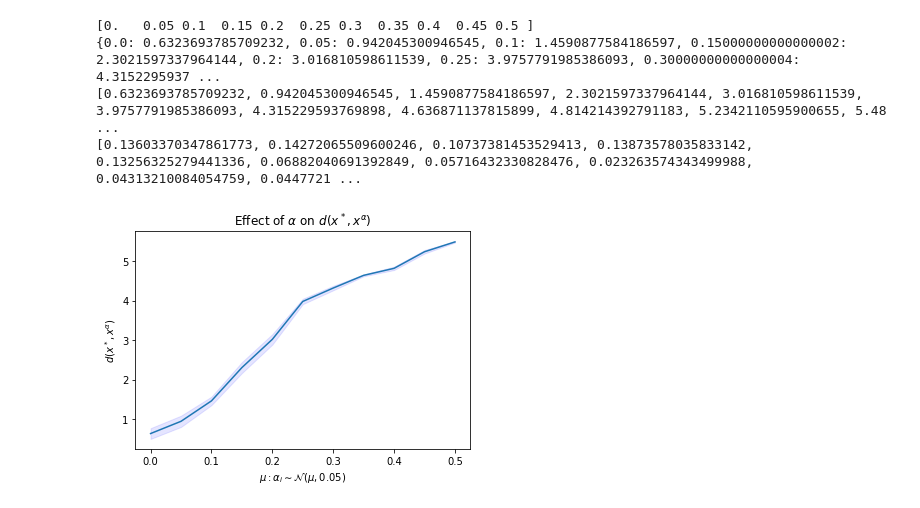
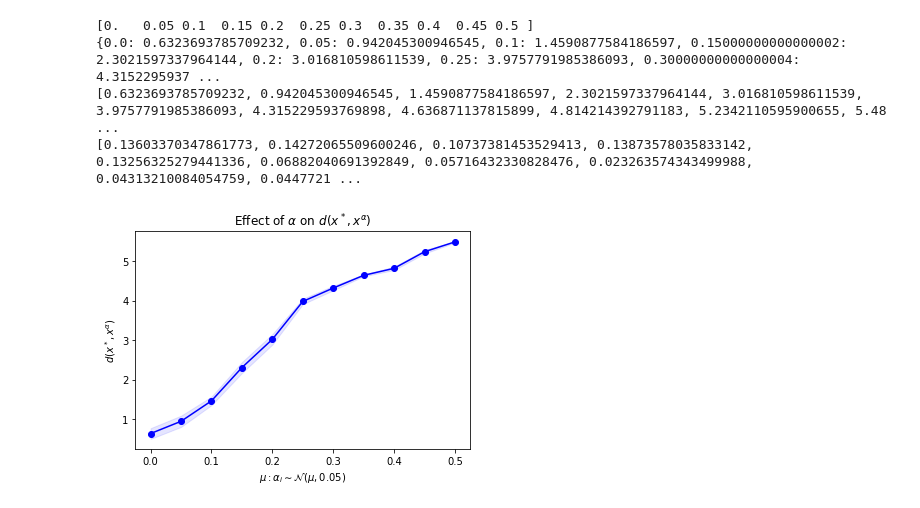
Before and after one commit to jfinocchiaro/divisible-allocation-inequality, a Jupyter notebook: no-money/coursematch_preproc.ipynb, the cells around one changed output. Saved outputs shown, nothing was run; the diff lists cells and outputs as text; code cells hidden in the pictures.

```diff
--- a/no-money/coursematch_preproc.ipynb
+++ b/no-money/coursematch_preproc.ipynb
@@ -254,28 +271,28 @@ plt.show()
 # %%
 from itertools import chain
 from math import dist
 print(alphas)
 #print(list(chain(*alpha_trial_dict_allocu[0][0])))
 distances = {alpha: [dist(list(chain(*alpha_trial_dict_allocu[alpha][i])), list(chain(*alpha_trial_dict_allocv[alpha][i]))) for i in range(num_trials)] for alpha in alphas}
 print({alpha: np.mean(val) for alpha, val in distances.items()})
 
 y = [np.mean(val) for val in distances.values()]
 print(y)
 
 #some confidence interval
 ci = [1.96 * np.std(why)/np.sqrt(len(why)) for why in distances.values()]
 print(ci)
 
 
-plt.plot(alphas, y)
+plt.plot(alphas, y, 'bo-')
 plt.fill_between(alphas, ([y[i] - ci[i] for i in range(len(y))]), ([y[i] + ci[i] for i in range(len(y))]), color='b', alpha=.1)
 plt.title('Effect of $\\alpha$ on $d(x^*, x^\\alpha)$')
 plt.xlabel('$\\mu : \\alpha_i \\sim \\mathcal{N}(\\mu, 0.05)$')
 plt.ylabel('$d(x^*, x^\\alpha)$')
 plt.show()
 # %% [output]
 [0.   0.05 0.1  0.15 0.2  0.25 0.3  0.35 0.4  0.45 0.5 ]
 {0.0: 0.6323693785709232, 0.05: 0.942045300946545, 0.1: 1.4590877584186597, 0.15000000000000002: 2.3021597337964144, 0.2: 3.016810598611539, 0.25: 3.9757791985386093, 0.30000000000000004: 4.3152295937 ...
 [0.6323693785709232, 0.942045300946545, 1.4590877584186597, 2.3021597337964144, 3.016810598611539, 3.9757791985386093, 4.315229593769898, 4.636871137815899, 4.814214392791183, 5.2342110595900655, 5.48 ...
 [0.13603370347861773, 0.14272065509600246, 0.10737381453529413, 0.13873578035833142, 0.13256325279441336, 0.06882040691392849, 0.05716432330828476, 0.023263574343499988, 0.04313210084054759, 0.0447721 ...
-[figure, old version]
+[figure, new version]
```
Also changed, not shown: parts of 11 cells of this notebook, 10 other files.
